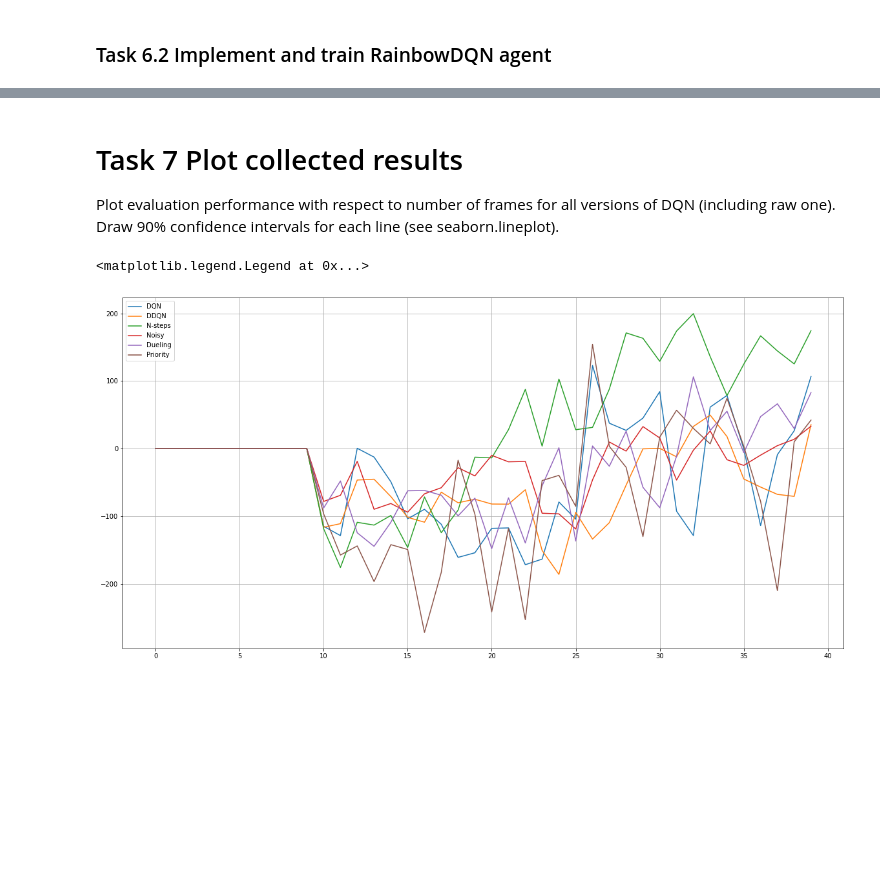
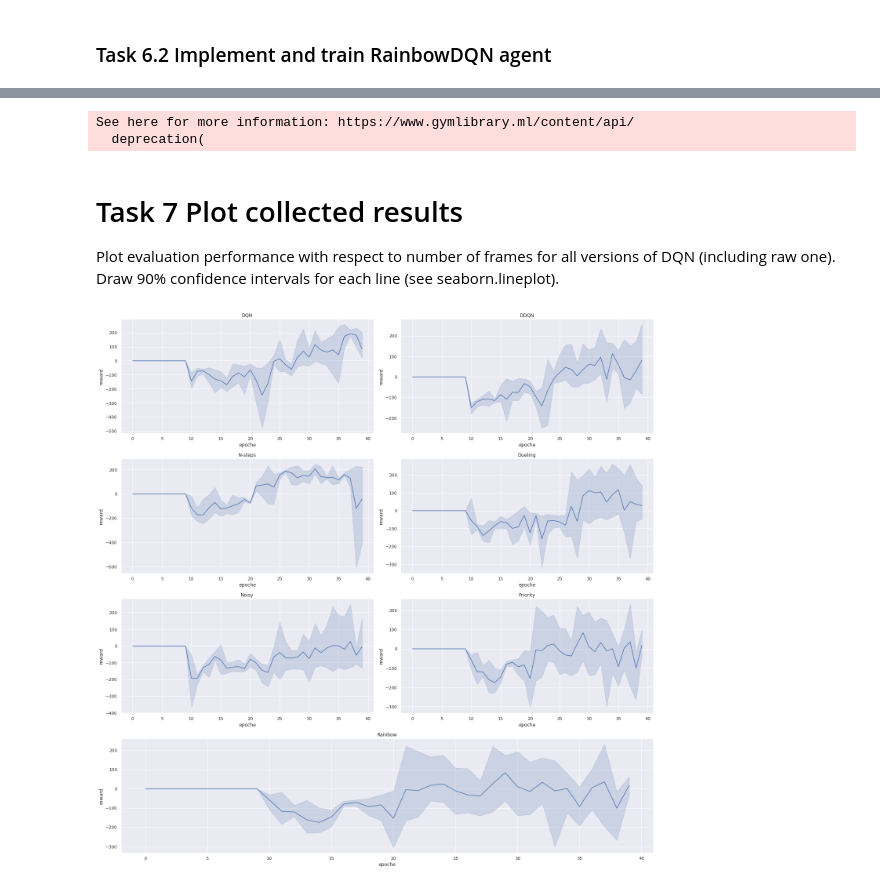
Before and after one commit to Wesenheit/DNN-Projects, a Jupyter notebook: P4_DQN/hw4_rainbow_student.ipynb, the cells around one changed output, grey strips where cells are left out. Cells and saved outputs as stored; diff of their text form; code cells hidden in the pictures; blank space fills up the shorter version.

```diff
--- a/P4_DQN/hw4_rainbow_student.ipynb
+++ b/P4_DQN/hw4_rainbow_student.ipynb
@@ -462,8 +488,8 @@ class NoisyLinear(nn.Module):
         return self.w_mu.device
 
     def get_noise(self):
-        w_noise_1=torch.randn(self.w_mu.shape[0],device=self.get_device())
-        w_noise_2=torch.randn(self.w_mu.shape[1],device=self.get_device())
+        w_noise_1=torch.randn(self.w_mu.shape[0],device=self.get_device())*self.std
+        w_noise_2=torch.randn(self.w_mu.shape[1],device=self.get_device())*self.std
         w_noise_1p=torch.sgn(w_noise_1)*torch.sqrt(torch.abs(w_noise_1))
         w_noise_2p=torch.sgn(w_noise_2)*torch.sqrt(torch.abs(w_noise_2))
         w_noise=torch.outer(w_noise_1p,w_noise_2p)
@@ -721,7 +749,7 @@ class PrioritizedDQN(DQN):
     def anneal(self, step):
         super().anneal(step)
         if step < self.args.anneal_steps:
-            self.buffer.alpha = ((1 - self.alpha)/self.args.anneal_steps)*step + self.alpha
+            #self.buffer.alpha = ((1 - self.alpha)/self.args.anneal_steps)*step + self.alpha
             self.buffer.beta = ((1 - self.beta)/self.args.anneal_steps)*step + self.beta
         else:
             pass
@@ -885,19 +924,31 @@ KeyboardInterrupt:
+# %%
+animate(agent,args,name_prefix="Rainbow")
+# %% [output]
+See here for more information: https://www.gymlibrary.ml/content/api/
+  deprecation(
 # %% [markdown]
 # Task 7 Plot collected results
 Plot evaluation performance with respect to number of frames for all versions of DQN (including raw one). Draw 90% confidence intervals for each line (see seaborn.lineplot).
 # %%
 from matplotlib import pyplot as plt
-fig=plt.figure(figsize=(20,10))
-ax=plt.gca()
-ax.grid()
-ax.plot(np.mean(results_dqn,axis=1),label="DQN")
-ax.plot(np.mean(results_dqn1,axis=1),label="DDQN")
-ax.plot(np.mean(results_dqn2,axis=1),label="N-steps")
-ax.plot(np.mean(results_dqn3,axis=1),label="Noisy")
-ax.plot(np.mean(results_dqn4,axis=1),label="Dueling")
-ax.plot(np.mean(results_dqn5,axis=1),label="Priority")
-ax.plot(np.mean(results_dqn6,axis=1),label="Rainbow")
-ax.legend()
+import seaborn as sns
+import pandas as pd
+import matplotlib.gridspec as gridspec
+gs = gridspec.GridSpec(4,2)
+sns.set_theme()
+data=pd.DataFrame()
+fig=plt.figure(figsize=(20,20))
+files=((results_dqn,"DQN"),(results_dqn1,"DDQN"),(results_dqn2,"N-steps"),(results_dqn4,"Dueling"),
+      (results_dqn3,"Noisy"),(results_dqn5,"Priority"))
+for i,(name,label) in enumerate(files):
+    ax=fig.add_subplot(gs[i//2,i%2])
+    data=pd.DataFrame({"epoche":np.repeat(np.arange(0,40),3),"reward":name.flatten()})
+    sns.lineplot(data=data,x="epoche",y="reward",ax=ax)
+    ax.set_title(label)
+ax=fig.add_subplot(gs[3,:])
+data=pd.DataFrame({"epoche":np.repeat(np.arange(0,40),3),"reward":results_dqn5.flatten()})
+sns.lineplot(data=data,x="epoche",y="reward",ax=ax)
+ax.set_title("Rainbow")
+plt.tight_layout()
 # %% [output]
-<matplotlib.legend.Legend at 0x...>
-[figure, old version]
+[figure, new version]
```
Also changed, not shown: parts of 18 cells of this notebook, 13 other files.
